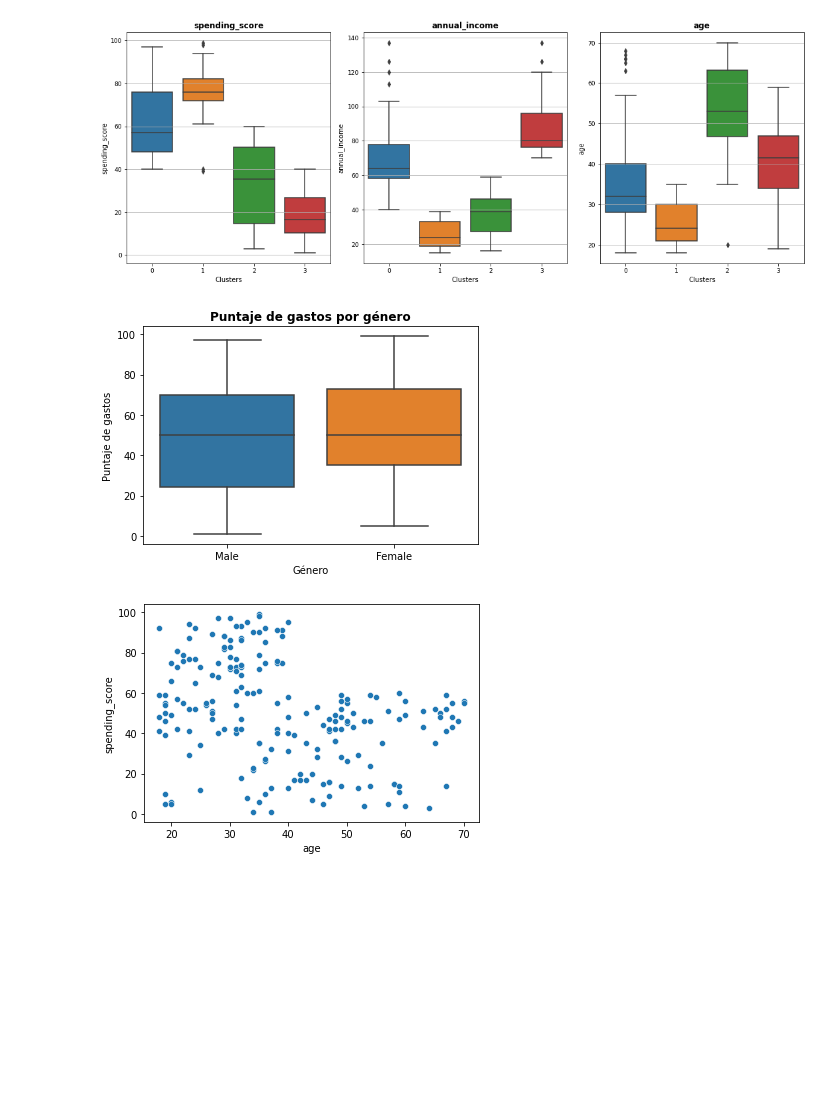
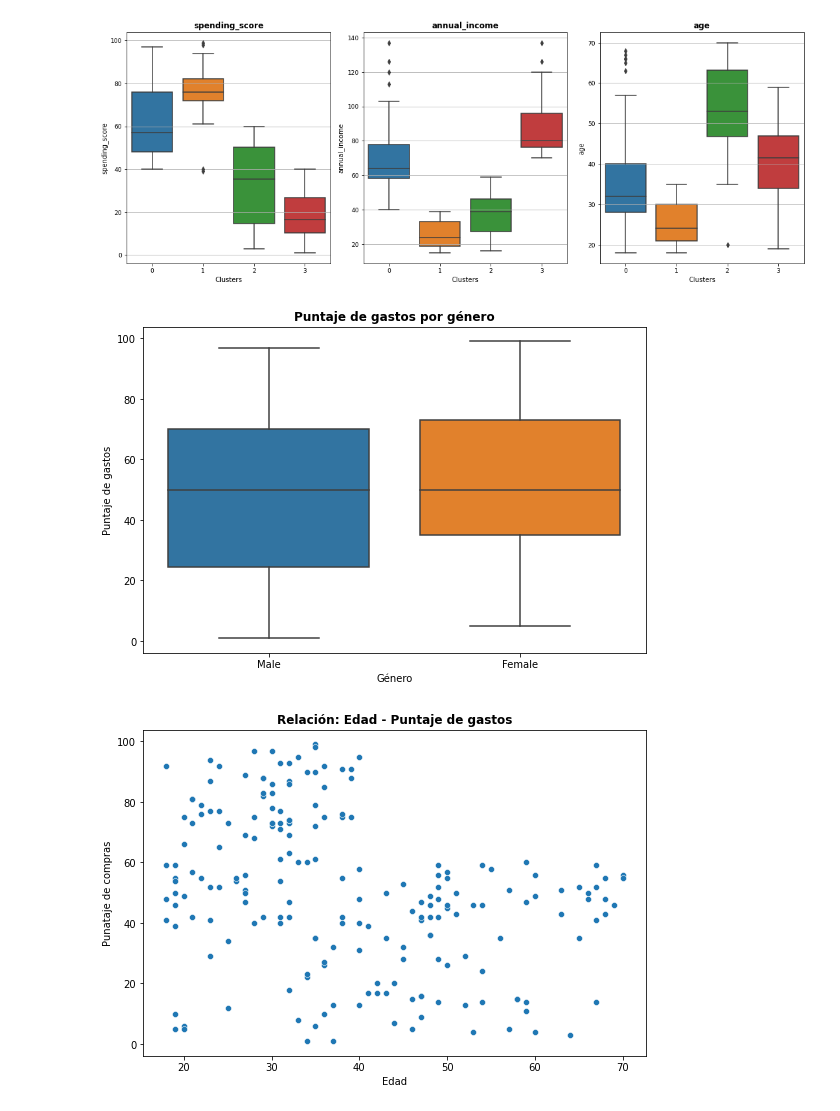
Before and after one commit to PabloJRW/analisis-de-segmentacion, a Jupyter notebook: EDA.ipynb, the cells around one changed output. Drawn from its saved outputs; the diff is of its cells as text; code cells hidden in the pictures; blank space fills up the shorter version.

```diff
--- a/EDA.ipynb
+++ b/EDA.ipynb
@@ -125,15 +125,22 @@ fig.suptitle('', fontsize = 15, fontweight = "bold");
 # %% [output]
 [figure]
 # %%
-sns.boxplot(x='gender', y='spending_score', data=data)
+fig, ax = plt.subplots(figsize=(9,6))
+sns.boxplot(x='gender', y='spending_score', data=data, ax=ax)
 plt.title('Puntaje de gastos por género', weight='bold')
 plt.xlabel('Género')
 plt.ylabel('Puntaje de gastos')
 plt.show()
+#fig.savefig('img/boxplot_genero_puntaje.png')
 # %% [output]
-[figure, old version]
+[figure, new version]
 # %%
-sns.scatterplot(x='age', y='spending_score', data=data)
+fig, ax = plt.subplots(figsize=(9,6))
+sns.scatterplot(x='age', y='spending_score', data=data, ax=ax)
+plt.title('Relación: Edad - Puntaje de gastos', weight='bold')
+plt.xlabel('Edad')
+plt.ylabel('Punataje de compras')
 plt.show()
+#fig.savefig('img/Relación: Edad - Puntaje de gastos.png')
 # %% [output]
-[figure, old version]
+[figure, new version]
```
Also changed, not shown: parts of 2 cells of this notebook, 6 other files.
